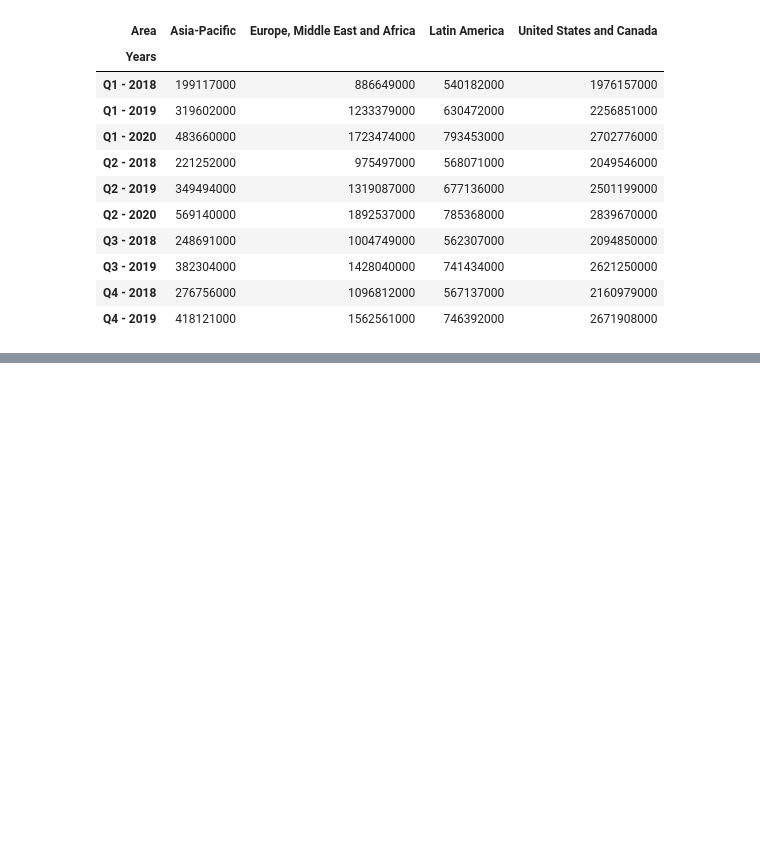
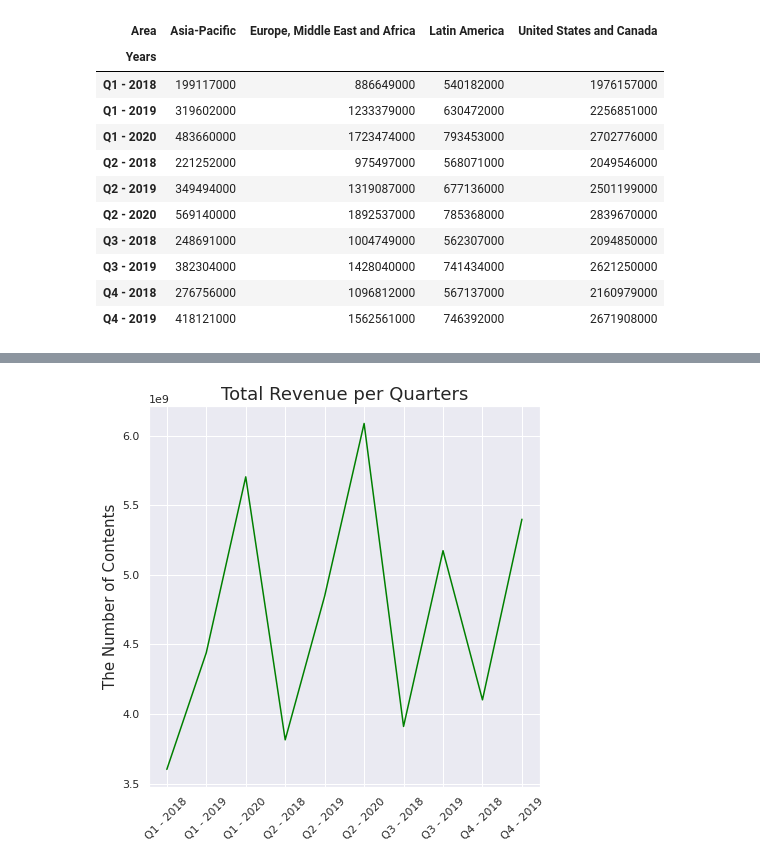
Before and after one commit to Yeyeong99/Aiffel_Datathon, a Jupyter notebook: 4 ott basic eda 1.ipynb, the cells around one changed output, grey strips where cells are left out. Cells and saved outputs as stored; diff of their text form; code cells hidden in the pictures; blank space fills up the shorter version.

Commit message:
add corelation related to revenue

```diff
--- a/4 ott basic eda 1.ipynb
+++ b/4 ott basic eda 1.ipynb
@@ -929,0 +945,11 @@ show_year(net_basic, net_basic['quarter_added'], 'quarter_added', 90)
+# %%
+quarter_dict_all = dict(net_basic['quarter_added'].value_counts())
+quarter_dict_all = sorted(quarter_dict_all.items())
+del quarter_dict_all[0] # No data 삭제
+
+years = [2018, 2019, 2020]
+quarter_dict = {}
+for i, k in quarter_dict_all:
+    if int(i.split(' - ')[1]) in years:
+        quarter_dict[i] = k
+quarter_dict
@@ -929,0 +985,3 @@ show_year(net_basic, net_basic['quarter_added'], 'quarter_added', 90)
+# %%
+quarter_values = list(quarter_dict.values())
+quarter_values
@@ -929,0 +990,3 @@ show_year(net_basic, net_basic['quarter_added'], 'quarter_added', 90)
+# %%
+net_reven_t['Number'] = quarter_values
+net_reven_t
@@ -929,0 +1006,14 @@ show_year(net_basic, net_basic['quarter_added'], 'quarter_added', 90)
+# %%
+def show_total_num(genre_dict, title, x_len=10, y_len=10):
+    plt.figure(figsize=(x_len, y_len))
+    x = list(genre_dict.keys())
+    y = list(genre_dict.values())
+    plt.plot(x, y, color="green")
+    plt.xticks(x, rotation = 45)
+    plt.ylabel("The Number of Contents", fontsize=15)
+    plt.title(title, fontsize = 18)
+# %%
+total_num = dict(net_reven_t['Total'])
+show_total_num(total_num, 'Total Revenue per Quarters', 7, 7)
+# %% [output]
+[figure, added]
```
Also changed, not shown: parts of 16 cells of this notebook.
